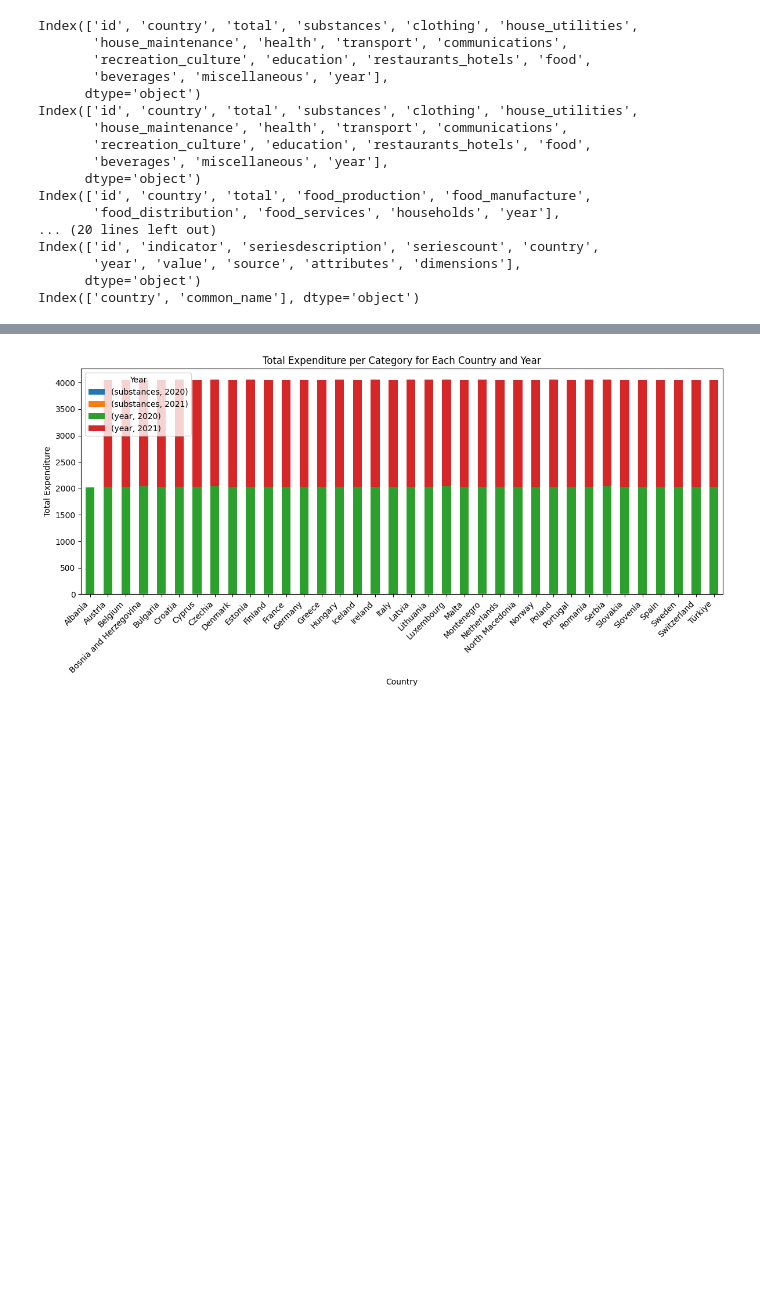
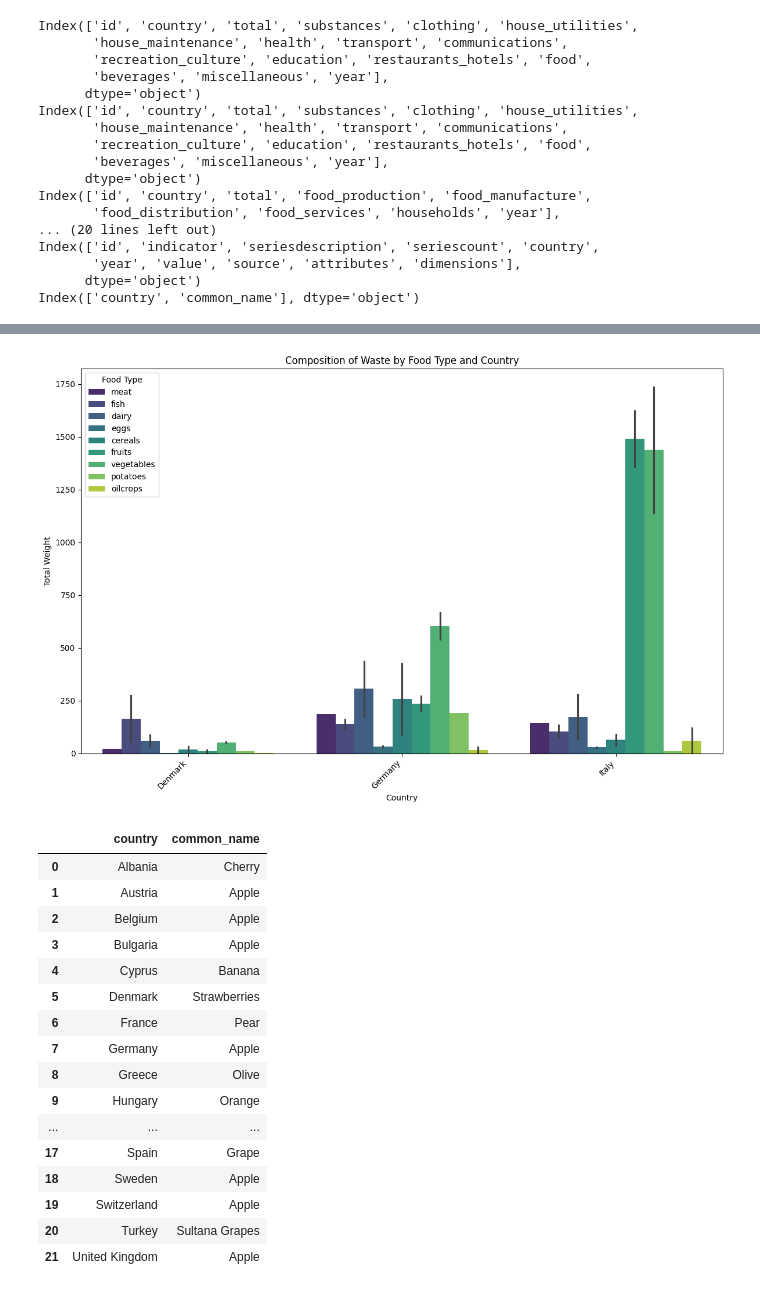
Before and after one commit to krantagat/food_waste_project, a Jupyter notebook: py_notebook/EDA.ipynb, the cells around one changed output, grey strips where cells are left out. Cells and saved outputs as stored; diff of their text form; code cells hidden in the pictures; blank space fills up the shorter version.

```diff
--- a/py_notebook/EDA.ipynb
+++ b/py_notebook/EDA.ipynb
@@ -203,20 +176,42 @@ plt.show()
-# %%
-# Assuming df is your DataFrame
-# First, convert the 'total' column to numeric and drop rows with missing values
-df_waste_per['total'] = pd.to_numeric(df_waste_per['total'], errors='coerce')
-df_waste_per.dropna(subset=['total'], inplace=True)
-
-# Pivot the DataFrame to have 'year' as columns and 'country' as index
-pivot_df = df_waste_per.pivot(index='country', columns='year', values=df.columns[3:])
-
-# Plot stacked bar plot for each year
-pivot_df.plot(kind='bar', stacked=True, figsize=(12, 6))
-plt.xlabel('Country')
-plt.ylabel('Total Expenditure')
-plt.title('Total Expenditure per Category for Each Country and Year')
-plt.legend(title='Year')
-plt.xticks(rotation=45, ha='right')  # Rotate x-axis labels for better readability
-plt.tight_layout()  # Adjust layout to prevent clipping of labels
-plt.show()
-# %% [output]
-[figure, removed]
+# %%
+import seaborn as sns
+import matplotlib.pyplot as plt
+
+# Selecting only the required columns
+df_composition_selected = df_composition[['country', 'type', 'meat', 'fish', 'dairy', 'eggs', 'cereals', 'fruits', 'vegetables', 'potatoes', 'oilcrops']]
+
+# Melt the DataFrame to long format for plotting
+df_composition_melted = df_composition_selected.melt(id_vars=['country', 'type'], var_name='food_type', value_name='weight')
+
+# Filter out rows with 0 weights to improve visualization
+df_composition_melted_filtered = df_composition_melted[df_composition_melted['weight'] > 0]
+
+# Create stacked bar plot
+plt.figure(figsize=(12, 8))
+sns.barplot(data=df_composition_melted_filtered, x='country', y='weight', hue='food_type', palette='viridis', estimator=sum)
+plt.title('Composition of Waste by Food Type and Country')
+plt.xlabel('Country')
+plt.ylabel('Total Weight')
+plt.xticks(rotation=45, ha='right')
+plt.legend(title='Food Type', loc='upper left')
+plt.tight_layout()
+plt.show()
+# %% [output]
+[figure, added]
+|  | country | common_name |
+| 0 | Albania | Cherry |
+| 1 | Austria | Apple |
+| 2 | Belgium | Apple |
+| 3 | Bulgaria | Apple |
+| 4 | Cyprus | Banana |
+| 5 | Denmark | Strawberries |
+| 6 | France | Pear |
+| 7 | Germany | Apple |
+| 8 | Greece | Olive |
+| 9 | Hungary | Orange |
+| ... | ... | ... |
+| 17 | Spain | Grape |
+| 18 | Sweden | Apple |
+| 19 | Switzerland | Apple |
+| 20 | Turkey | Sultana Grapes |
+| 21 | United Kingdom | Apple |
```
Also changed, not shown: parts of 2 cells of this notebook.
